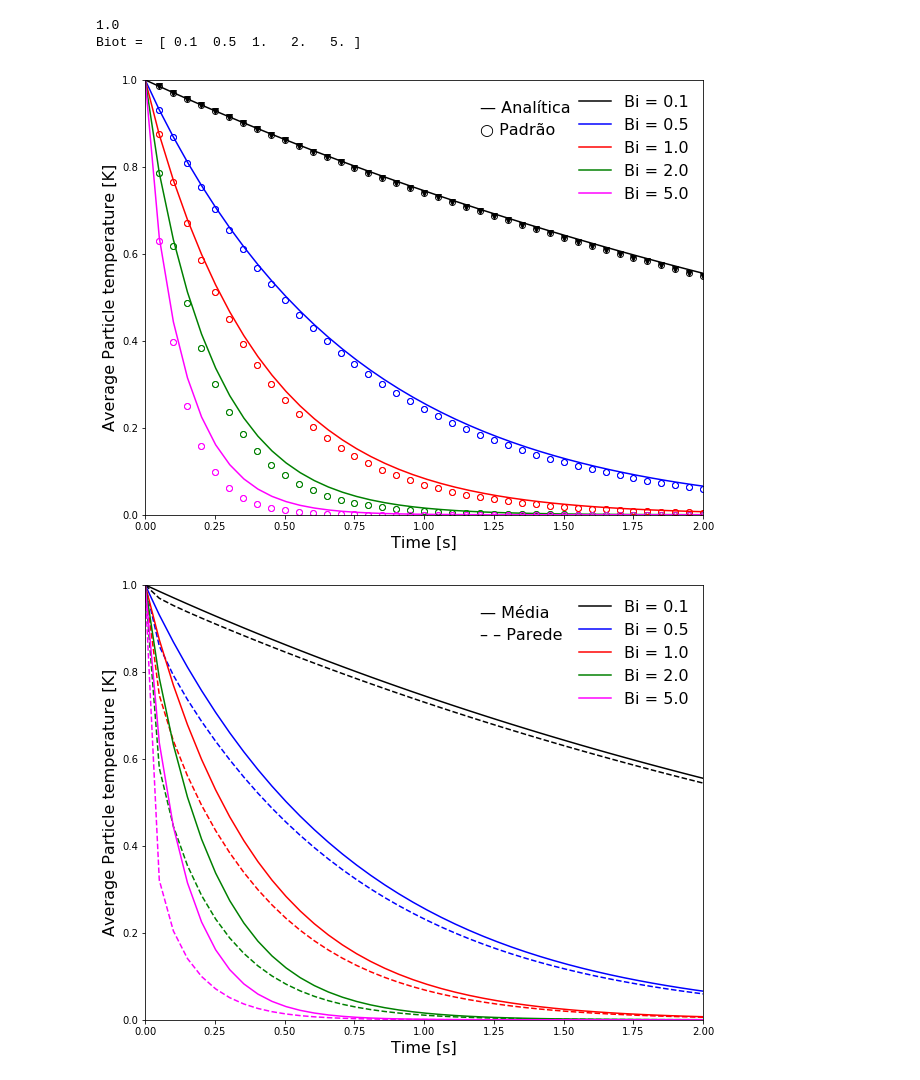
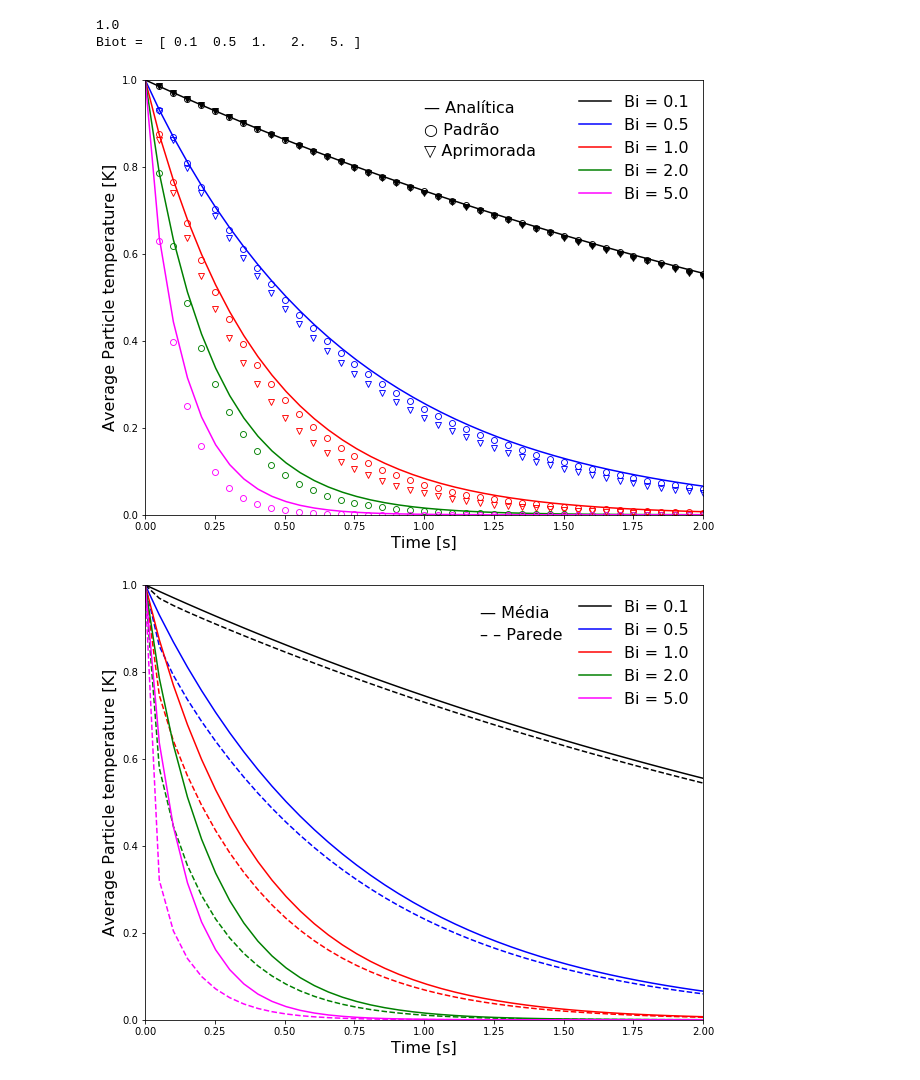
Before and after one commit to lucillalmeida/doutorado-validacoes, a Jupyter notebook: cooling_particle/Post-processing/Transient heat conduction in a solid sphere with convective boundary-comparison.ipynb, the cells around one changed output. Cells and saved outputs as stored; diff of their text form; code cells hidden in the pictures.

```diff
--- a/cooling_particle/Post-processing/Transient heat conduction in a solid sphere with convective boundary-comparison.ipynb
+++ b/cooling_particle/Post-processing/Transient heat conduction in a solid sphere with convective boundary-comparison.ipynb
@@ -221,6 +221,14 @@ Biot =  [ 0.1  0.5  1.   2.   5. ]
 Rocky_zero_way_Bi01_standard = open("temperature_bi_01_standard.csv", 'r')
 t_zero_way_Bi01_standard, temp_zero_way_Bi01_standard = np.loadtxt(Rocky_zero_way_Bi01_standard, delimiter = ',', skiprows = 1, unpack = True)
 Rocky_zero_way_Bi01_standard.close()
+
+Rocky_zero_way_Bi05_standard = open("temperature_bi_05_standard.csv", 'r')
+t_zero_way_Bi05_standard, temp_zero_way_Bi05_standard = np.loadtxt(Rocky_zero_way_Bi05_standard, delimiter = ',', skiprows = 1, unpack = True)
+Rocky_zero_way_Bi05_standard.close()
+
+Rocky_zero_way_Bi1_standard = open("temperature_bi_1_standard.csv", 'r')
+t_zero_way_Bi1_standard, temp_zero_way_Bi1_standard = np.loadtxt(Rocky_zero_way_Bi1_standard, delimiter = ',', skiprows = 1, unpack = True)
+Rocky_zero_way_Bi1_standard.close()
 
 #Improved
 
@@ -229,15 +237,15 @@ t_zero_way_Bi01_improved, temp_zero_way_Bi01_improved = np.loadtxt(Rocky_zero_wa
 Rocky_zero_way_Bi01_improved.close()
 
 Rocky_zero_way_Bi05_improved = open("temperature_bi_05_improved.csv", 'r')
-t_zero_way_Bi05_improved, temp_zero_way_Bi05_standard = np.loadtxt(Rocky_zero_way_Bi05_improved, delimiter = ',', skiprows = 1, unpack = True)
+t_zero_way_Bi05_improved, temp_zero_way_Bi05_improved = np.loadtxt(Rocky_zero_way_Bi05_improved, delimiter = ',', skiprows = 1, unpack = True)
 Rocky_zero_way_Bi05_improved.close()
 
 Rocky_zero_way_Bi1_improved = open("temperature_bi_1_improved.csv", 'r')
-t_zero_way_Bi1_improved, temp_zero_way_Bi1_standard = np.loadtxt(Rocky_zero_way_Bi1_improved, delimiter = ',', skiprows = 1, unpack = True)
+t_zero_way_Bi1_improved, temp_zero_way_Bi1_improved = np.loadtxt(Rocky_zero_way_Bi1_improved, delimiter = ',', skiprows = 1, unpack = True)
 Rocky_zero_way_Bi1_improved.close()
 
 Rocky_zero_way_Bi2_improved = open("temperature_bi_2_improved.csv", 'r')
-t_zero_way_Bi2_improved, temp_zero_way_Bi2_standard = np.loadtxt(Rocky_zero_way_Bi2_improved, delimiter = ',', skiprows = 1, unpack = True)
+t_zero_way_Bi2_improved, temp_zero_way_Bi2_improved = np.loadtxt(Rocky_zero_way_Bi2_improved, delimiter = ',', skiprows = 1, unpack = True)
 Rocky_zero_way_Bi2_improved.close()
 
 Rocky_zero_way_Bi5_improved = open("temperature_bi_5_improved.csv", 'r')
@@ -246,48 +254,44 @@ Rocky_zero_way_Bi5_standard.close()
 # %%
 plt.rcParams["figure.figsize"] = (10.0, 8.0)
 #plt.plot(t,temperature_list[0], linestyle = "-", color = "black", label = "Analítica (Bi = {0:.1f})".format(Biot[0]))
 #plt.plot(t,temperature_list[1], linestyle = "-", color = "blue", label = "Analítica (Bi = {0:.1f})".format(Biot[1]))
 #plt.plot(t,temperature_list[2], linestyle = "-", color = "red", label = "Analítica (Bi = {0:.1f})".format(Biot[2]))
 
 plt.plot(t,average_temperature_list[0], linestyle = "-", color = "black", label = "Bi = {0:.1f}".format(Biot[0]))
 plt.plot(t,average_temperature_list[1], linestyle = "-", color = "blue", label = "Bi = {0:.1f}".format(Biot[1]))
 plt.plot(t,average_temperature_list[2], linestyle = "-", color = "red", label = "Bi = {0:.1f}".format(Biot[2]))
 plt.plot(t,average_temperature_list[3], linestyle = "-", color = "green", label = "Bi = {0:.1f}".format(Biot[3]))
 plt.plot(t,average_temperature_list[4], linestyle = "-", color = "magenta", label = "Bi = {0:.1f}".format(Biot[4]))
 
-plt.plot(t_zero_way_Bi01_improved, temp_zero_way_Bi01_standard, linestyle = "None", marker = 'v', markeredgecolor = "black",
+plt.plot(t_zero_way_Bi01_standard, temp_zero_way_Bi01_standard, linestyle = "None", marker = 'v', markeredgecolor = "black",
          markeredgewidth = 0.9, markevery=1, markerfacecolor = "black")
+plt.plot(t_zero_way_Bi05_standard, temp_zero_way_Bi05_standard, linestyle = "None", marker = 'v', markeredgecolor = "blue",
+         markeredgewidth = 0.9, markevery=1, markerfacecolor = "none")
+plt.plot(t_zero_way_Bi1_standard, temp_zero_way_Bi1_standard, linestyle = "None", marker = 'v', markeredgecolor = "red",
+         markeredgewidth = 0.9, markevery=1, markerfacecolor = "none")
 
 
-plt.plot(t_zero_way_Bi05_improved, temp_zero_way_Bi05_standard, linestyle = "None", marker = 'o', markeredgecolor = "blue",
+plt.plot(t_zero_way_Bi01_improved, temp_zero_way_Bi01_improved, linestyle = "None", marker = 'o', markeredgecolor = "black",
          markeredgewidth = 0.9, markevery=1, markerfacecolor = "none")
-plt.plot(t_zero_way_Bi1_improved, temp_zero_way_Bi1_standard, linestyle = "None", marker = 'o', markeredgecolor = "red",
+plt.plot(t_zero_way_Bi05_improved, temp_zero_way_Bi05_improved, linestyle = "None", marker = 'o', markeredgecolor = "blue",
          markeredgewidth = 0.9, markevery=1, markerfacecolor = "none")
-plt.plot(t_zero_way_Bi2_improved, temp_zero_way_Bi2_standard, linestyle = "None", marker = 'o', markeredgecolor = "green",
+plt.plot(t_zero_way_Bi1_improved, temp_zero_way_Bi1_improved, linestyle = "None", marker = 'o', markeredgecolor = "red",
          markeredgewidth = 0.9, markevery=1, markerfacecolor = "none")
-plt.plot(t_zero_way_Bi5_improved, temp_zero_way_Bi5_standard, linestyle = "None", marker = 'o', markeredgecolor = "magenta",
+plt.plot(t_zero_way_Bi2_improved, temp_zero_way_Bi2_improved, linestyle = "None", marker = 'o', markeredgecolor = "green",
          markeredgewidth = 0.9, markevery=1, markerfacecolor = "none")
-
-plt.plot(t_zero_way_Bi01_improved, temp_zero_way_Bi01_standard, linestyle = "None", marker = 'o', markeredgecolor = "black",
-         markeredgewidth = 0.9, markevery=1, markerfacecolor = "none")
-plt.plot(t_zero_way_Bi05_improved, temp_zero_way_Bi05_standard, linestyle = "None", marker = 'o', markeredgecolor = "blue",
-         markeredgewidth = 0.9, markevery=1, markerfacecolor = "none")
-plt.plot(t_zero_way_Bi1_improved, temp_zero_way_Bi1_standard, linestyle = "None", marker = 'o', markeredgecolor = "red",
-         markeredgewidth = 0.9, markevery=1, markerfacecolor = "none")
-plt.plot(t_zero_way_Bi2_improved, temp_zero_way_Bi2_standard, linestyle = "None", marker = 'o', markeredgecolor = "green",
-         markeredgewidth = 0.9, markevery=1, markerfacecolor = "none")
-plt.plot(t_zero_way_Bi5_improved, temp_zero_way_Bi5_standard, linestyle = "None", marker = 'o', markeredgecolor = "magenta",
+plt.plot(t_zero_way_Bi5_improved, temp_zero_way_Bi5_improved, linestyle = "None", marker = 'o', markeredgecolor = "magenta",
          markeredgewidth = 0.9, markevery=1, markerfacecolor = "none")
 plt.xlim(0, 2)
 plt.ylim(0, 1)
 plt.legend(fontsize=16, loc='upper right', frameon=False)
 plt.ylabel('Average Particle temperature [K]', fontsize=16)
 plt.xlabel('Time [s]', fontsize=16)
-plt.annotate('\u2014 Analítica',xy=(1.2, 0.925), fontsize=16)
-plt.annotate('\u25CB Padrão', xy=(1.2, 0.875), fontsize=16)
+plt.annotate('\u2014 Analítica',xy=(1.0, 0.925), fontsize=16)
+plt.annotate('\u25CB Padrão', xy=(1.0, 0.875), fontsize=16)
+plt.annotate('\u25BD Aprimorada', xy=(1.0, 0.825), fontsize=16)
 plt.show()
 # %% [output]
-[figure, old version]
+[figure, new version]
 # %%
 plt.rcParams["figure.figsize"] = (10.0, 8.0)
 plt.plot(t,temperature_list[0], linestyle = "--", color = "black")
```
Also changed, not shown: 2 other files.
